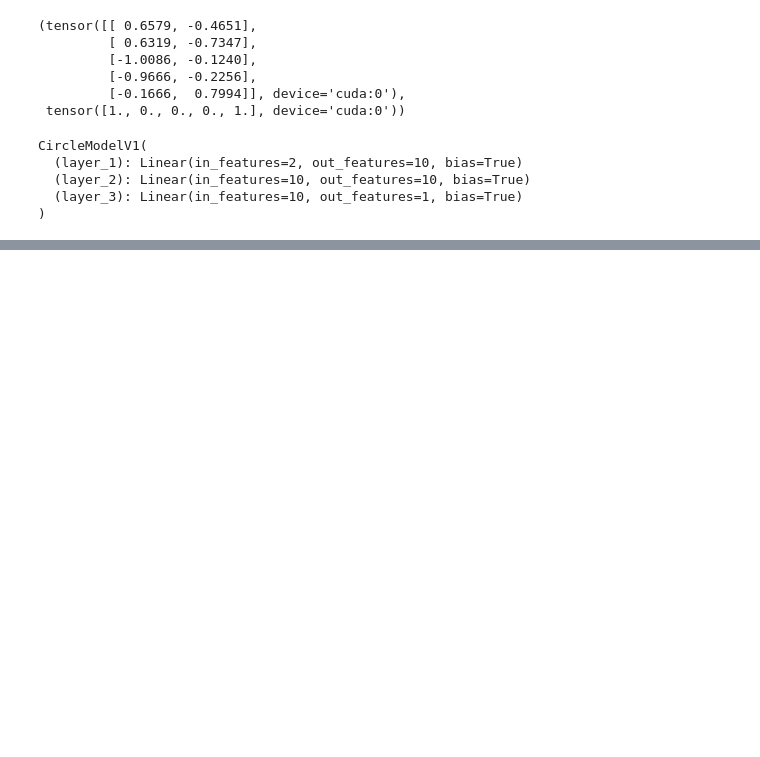
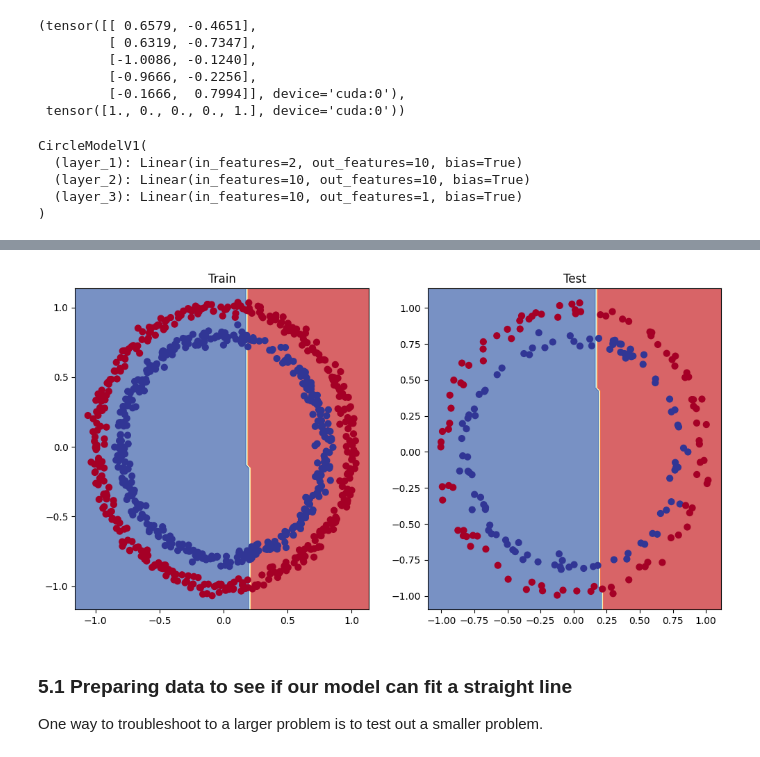
Before and after one commit to ggalindo11/Pytorch_Fundamentals, a Jupyter notebook: 02_pytorch_classification.ipynb, the cells around one changed output, grey strips where cells are left out. Cells and saved outputs as stored; diff of their text form; code cells hidden in the pictures; blank space fills up the shorter version.

```diff
--- a/02_pytorch_classification.ipynb
+++ b/02_pytorch_classification.ipynb
@@ -592,3 +576,10 @@ CircleModelV1(
   (layer_2): Linear(in_features=10, out_features=10, bias=True)
   (layer_3): Linear(in_features=10, out_features=1, bias=True)
 )
+# %%
+# Create a loss function
+loss_fn = nn.BCEWithLogitsLoss()
+
+# Create an optimizer
+optimizer = torch.optim.SGD(params=model_1.parameters(),
+                            lr=0.1)
@@ -594,0 +655,15 @@ CircleModelV1(
+# %%
+# Plot the decision boundary
+plt.figure(figsize=(12, 6)) # figure(figsize=(width & height in inches))
+plt.subplot(1, 2, 1) # 1 row, 2 columns, 1st subplot
+plt.title("Train") # Plot title
+plot_decision_boundary(model_1, X_train, y_train) # Makes predictions on the input data
+plt.subplot(1, 2, 2) # 1 row, 2 columns, 2nd subplot
+plt.title("Test")
+plot_decision_boundary(model_1, X_test, y_test)
+# %% [output]
+[figure, added]
+# %% [markdown]
+### 5.1 Preparing data to see if our model can fit a straight line
+
+One way to troubleshoot to a larger problem is to test out a smaller problem.
```
Also changed, not shown: parts of 17 cells of this notebook.
